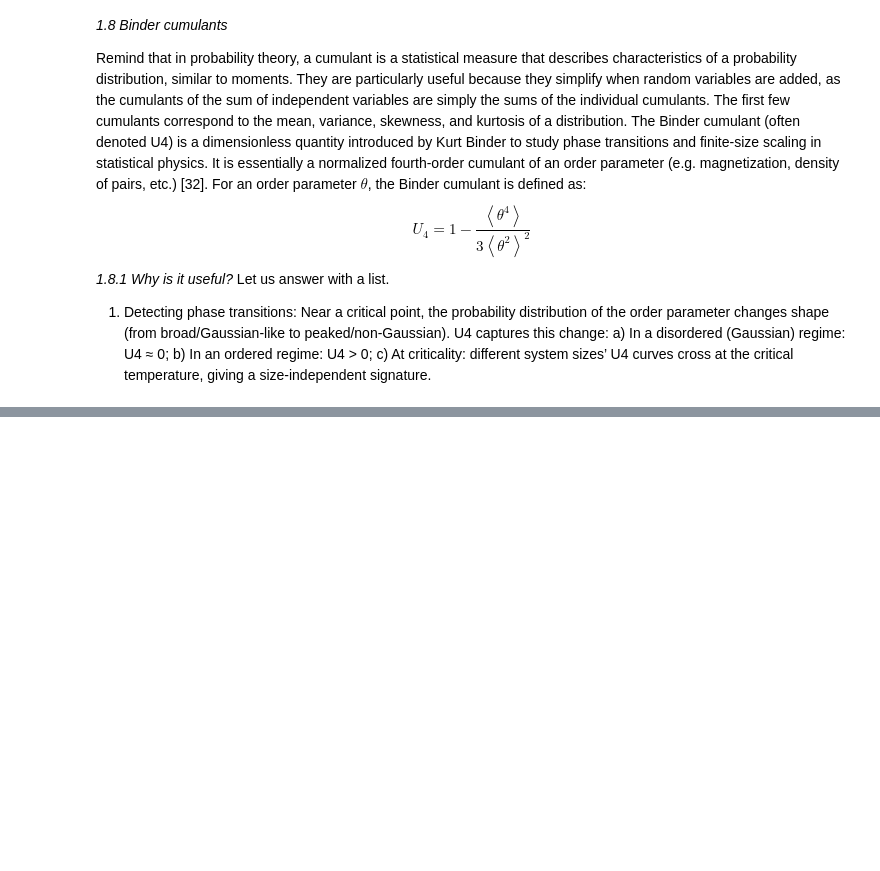
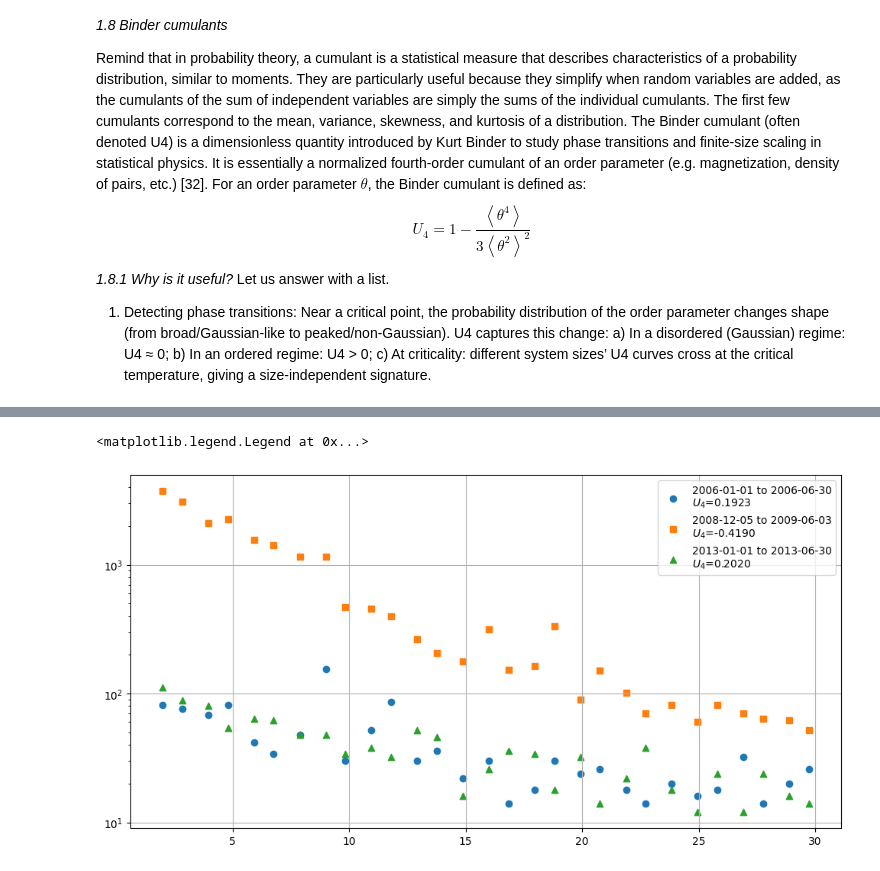
Before and after one commit to fedesss98/stabilvol, a Jupyter notebook: notebooks/23-binder-cumulants.ipynb, the cells around one changed output, grey strips where cells are left out. Cells and saved outputs as stored; diff of their text form; code cells hidden in the pictures; blank space fills up the shorter version.

```diff
--- a/notebooks/23-binder-cumulants.ipynb
+++ b/notebooks/23-binder-cumulants.ipynb
@@ -142,0 +258,26 @@ print(data_to_plot[data_to_plot["Window"].isin(crisis_windows)].iloc[0, 0])
+# %%
+dates = [
+    (pd.to_datetime(BEFORE_CRISIS), pd.to_datetime(BEFORE_CRISIS) + 2*pd.Timedelta(days=WINDOW_LEN)),
+    (pd.to_datetime(CRISIS_ENDS) - 2*pd.Timedelta(days=WINDOW_LEN), pd.to_datetime(CRISIS_ENDS)),
+    (pd.to_datetime(AFTER_CRISIS), pd.to_datetime(AFTER_CRISIS) + 2*pd.Timedelta(days=WINDOW_LEN)),
+]
+markers = ['o', 's', '^']
+market = "UN"
+fig, ax = plt.subplots(figsize=(12, 6))
+pdfs = []
+for window, marker in zip(dates, markers):
+    data = query_binned_data(
+                market, window[0], window[1], t1_string=THRESHOLDS[0], t2_string=THRESHOLDS[1], conn=conn, min_bins=-1
+            )[0]["FHT"].values
+    pdfs.append(data)
+    binder = binder_cumulant(data, centered=False)
+    hist, bin_edges = np.histogram(data, bins=100, density=False)
+    mask = np.where(hist > 0)
+    ax.scatter(bin_edges[:-1][mask], hist[mask], marker=marker, label=f"{window[0].date()} to {window[1].date()}\n$U_4$={binder:.4f}")
+
+ax.set_yscale('log')
+ax.grid()
+ax.legend()
+# %% [output]
+<matplotlib.legend.Legend at 0x...>
+[figure, added]
```
Also changed, not shown: parts of 20 cells of this notebook.
